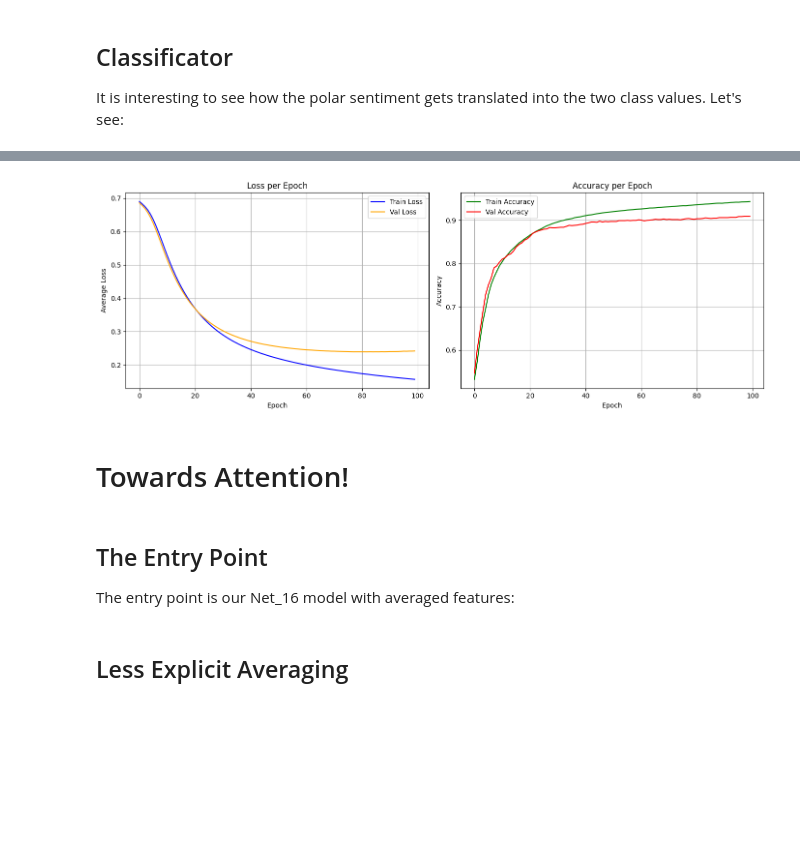
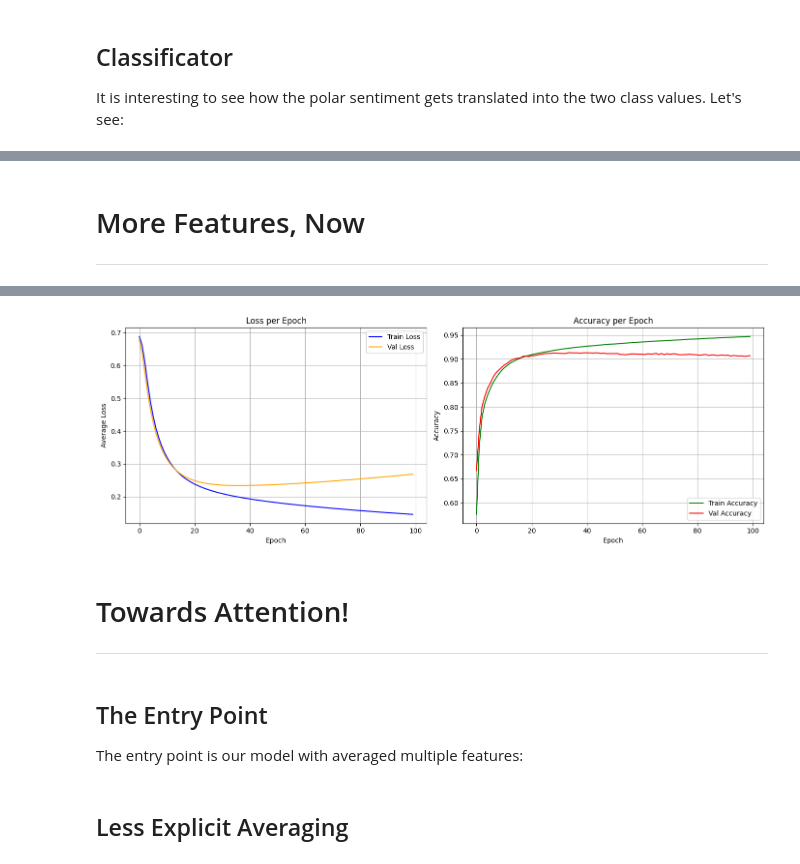
Before and after one commit to roguxivlo/Machine-Learning-2024, a Jupyter notebook: Lab12_nlp-introduction.ipynb, the cells around one changed output, grey strips where cells are left out. Cells and saved outputs as stored; diff of their text form; code cells hidden in the pictures; blank space fills up the shorter version.

```diff
--- a/Lab12_nlp-introduction.ipynb
+++ b/Lab12_nlp-introduction.ipynb
@@ -51,8 +51,8 @@ from datasets import load_dataset
 import collections
 import re                             # Regular Expressions: for text searching and cleaning
 
-MAX_LEN = 64
-pattern = re.compile(r"\bbut\b", flags=re.IGNORECASE)
+MAX_LEN = 128
+pattern = re.compile(r"\b(but|however)\b", flags=re.IGNORECASE)   # Looking for however ONLY is too restrictive (too small a dataset)
 
 # Load dataset
 raw = load_dataset("yelp_polarity")
@@ -65,8 +65,8 @@ def batch_filter(batch):
     ]
 
 # Filter with batching
-train_raw = raw["train"].filter(batch_filter, batched=True, batch_size=1000)
-test_raw  = raw["test"].filter(batch_filter, batched=True, batch_size=1000)
+train_raw = raw["train"].filter(batch_filter, batched=True, batch_size=10_000)
+test_raw  = raw["test"].filter(batch_filter, batched=True, batch_size=10_000)
 
 # Extract plain Python lists for text and labels
 def to_lists(dataset):
@@ -555,8 +655,11 @@ This sucks                     -> predicted probability of POSITIVE: 0.3926
+# %% [markdown]
+# More Features, Now
+---------------
 # %%
 feature_cnt = 16
 vocab_len = max(vocab.values()) + 1   # maximal value (index) of a token
 
-class Net_16(torch.nn.Module):
+class Net_F(torch.nn.Module):
     def __init__(self):
         super().__init__()
         self.embedding = torch.nn.Embedding(vocab_len, feature_cnt)
@@ -568,8 +671,8 @@ class Net_16(torch.nn.Module):
         logits = classifications.squeeze(-1)         #batch
         return logits
 
-net_16=Net_16()
-train_loss, val_loss, train_acc, val_acc = train_model(net_16, train_loader, val_loader, epochs=120)
+net_f=Net_F()
+train_loss, val_loss, train_acc, val_acc = train_model(net_f, train_loader, val_loader, epochs=100)
 plot_training_curves(train_loss, val_loss, train_acc, val_acc)
 # %% [output]
 Working on cpu
@@ -587,10 +690,11 @@ Elapsed time: 135.25 seconds
-[figure, old version]
+[figure, new version]
 # %% [markdown]
 # Towards Attention!
+---------------------------
 # %% [markdown]
 ## The Entry Point
 
-The entry point is our Net_16 model with averaged features:
+The entry point is our model with averaged multiple features:
 # %%
 feature_cnt = 16
 vocab_len = max(vocab.values()) + 1   # maximal value (index) of a token
```
Also changed, not shown: parts of 25 cells of this notebook.
